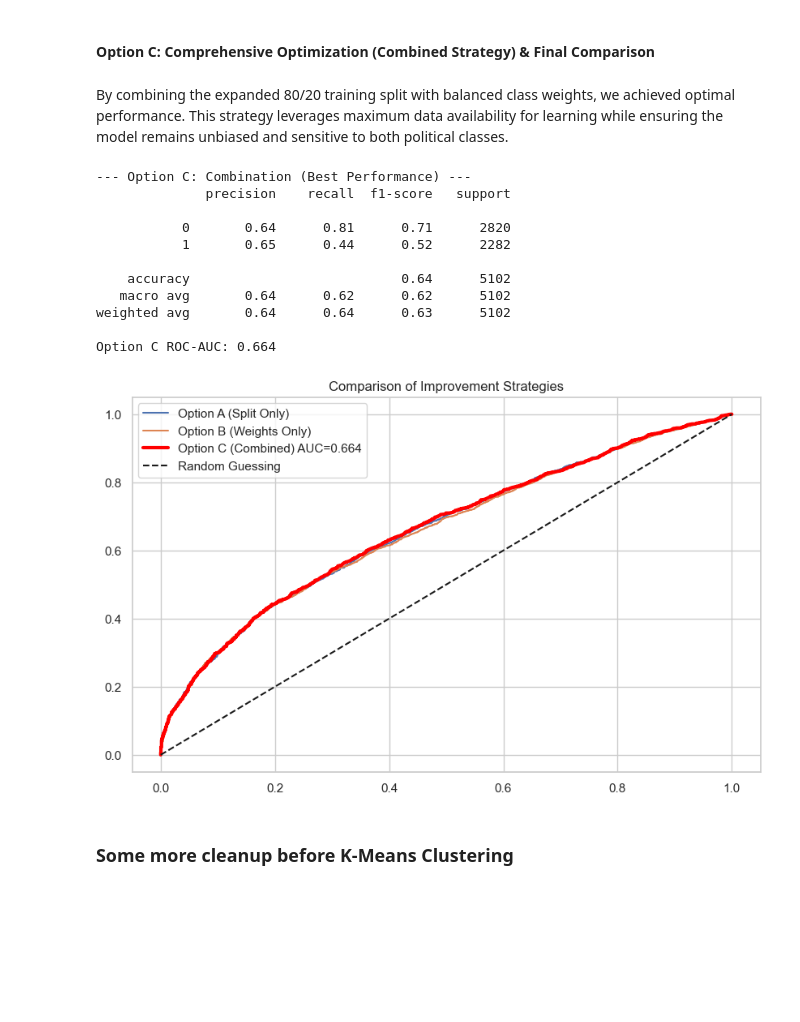
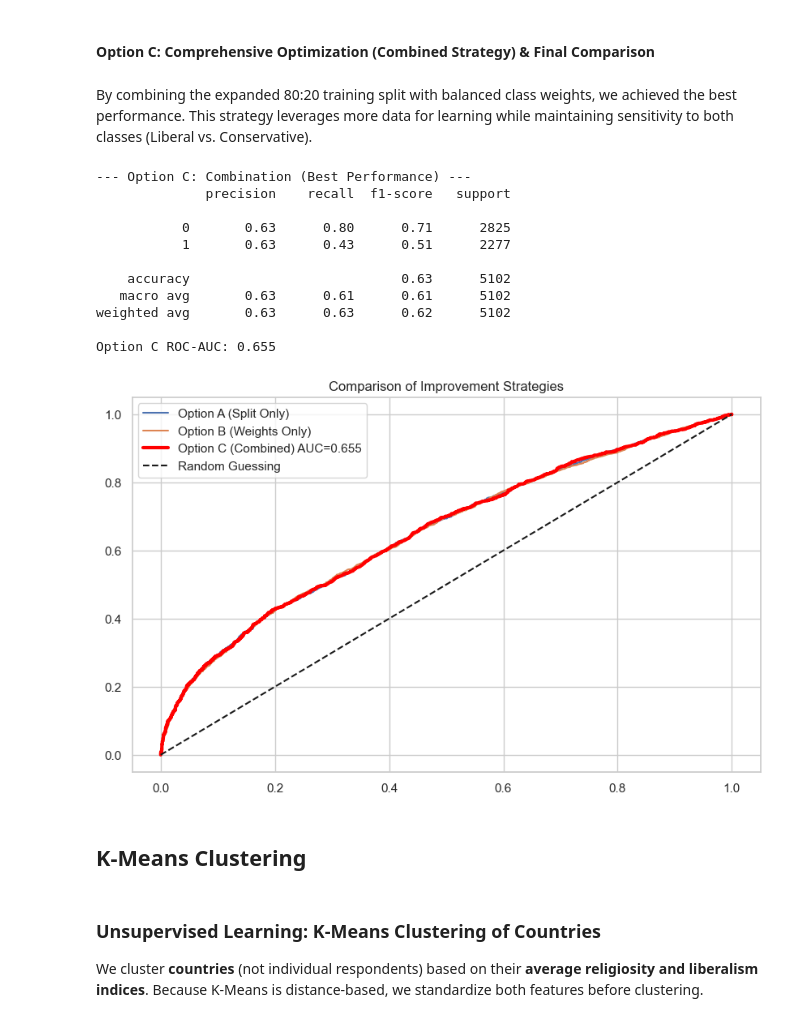
Before and after one commit to oriabensh/ml-project, a Jupyter notebook: Faith_vs_Modernity_Analysis.ipynb, the cells around one changed output. Saved outputs shown, nothing was run; the diff lists cells and outputs as text; code cells hidden in the pictures; blank space fills up the shorter version.

```diff
--- a/Faith_vs_Modernity_Analysis.ipynb
+++ b/Faith_vs_Modernity_Analysis.ipynb
@@ -639,7 +737,7 @@ To enhance the model's ability to generalize and capture complex patterns within
 # --- OPTION A: 80/20 Split (No Class Weights) ---
 
 # 1. Split Data: 80% Train, 20% Test
-X_train_A, X_test_A, y_train_A, y_test_A = train_test_split(X, y, test_size=0.2, random_state=42)
+X_train_A, X_test_A, y_train_A, y_test_A = train_test_split(X, y, test_size=0.2, random_state=42, stratify=y)
 
 # 2. Train Model (Standard Random Forest)
 rf_model_A = RandomForestClassifier(n_estimators=100, max_depth=8, random_state=42)
@@ -682,7 +780,7 @@ Focusing on algorithmic fairness, we applied 'balanced' class weights while main
 # --- OPTION B: Balanced Weights (Original 70/30 Split) ---
 
 # 1. Split Data: Back to Standard 70% Train, 30% Test (IGNORING Option A)
-X_train_B, X_test_B, y_train_B, y_test_B = train_test_split(X, y, test_size=0.3, random_state=42)
+X_train_B, X_test_B, y_train_B, y_test_B = train_test_split(X, y, test_size=0.3, random_state=42, stratify=y)
 
 # 2. Train Model (With 'balanced' weights)
 rf_model_B = RandomForestClassifier(
@@ -725,12 +823,12 @@ Option B ROC-AUC: 0.659
 # %% [markdown]
 #### Option C: Comprehensive Optimization (Combined Strategy) & Final Comparison
 # %% [markdown]
-By combining the expanded 80/20 training split with balanced class weights, we achieved optimal performance. This strategy leverages maximum data availability for learning while ensuring the model remains unbiased and sensitive to both political classes.
+By combining the expanded 80:20 training split with balanced class weights, we achieved the best performance. This strategy leverages more data for learning while maintaining sensitivity to both classes (Liberal vs. Conservative).
 # %%
 # --- OPTION C: The Combination (80/20 Split + Balanced Weights) ---
 
 # 1. Split Data: 80% Train (Like Option A)
-X_train_C, X_test_C, y_train_C, y_test_C = train_test_split(X, y, test_size=0.2, random_state=42)
+X_train_C, X_test_C, y_train_C, y_test_C = train_test_split(X, y, test_size=0.2, random_state=42, stratify=y)
 
 # 2. Train Model: Balanced Weights (Like Option B)
 rf_model_C = RandomForestClassifier(
@@ -738,41 +836,45 @@ rf_model_C = RandomForestClassifier(
     max_depth=8,
     class_weight='balanced',
     random_state=42
 )
 rf_model_C.fit(X_train_C, y_train_C)
 
 # 3. Evaluate
 y_pred_C = rf_model_C.predict(X_test_C)
 y_prob_C = rf_model_C.predict_proba(X_test_C)[:, 1]
 
 print("\n--- Option C: Combination (Best Performance) ---")
 print(classification_report(y_test_C, y_pred_C))
 print(f"Option C ROC-AUC: {roc_auc_score(y_test_C, y_prob_C):.3f}")
 
 # Final Comparison Plot
 plt.figure(figsize=(10, 6))
 plt.plot(*roc_curve(y_test_A, y_prob_A)[:2], label="Option A (Split Only)")
 plt.plot(*roc_curve(y_test_B, y_prob_B)[:2], label="Option B (Weights Only)")
 plt.plot(*roc_curve(y_test_C, y_prob_C)[:2], label=f"Option C (Combined) AUC={roc_auc_score(y_test_C, y_prob_C):.3f}",
          linewidth=3, color='red')
 plt.plot([0, 1], [0, 1], 'k--', label='Random Guessing')
 plt.title('Comparison of Improvement Strategies')
 plt.legend()
 plt.show()
 # %% [output]
 --- Option C: Combination (Best Performance) ---
               precision    recall  f1-score   support
 
-           0       0.64      0.81      0.71      2820
-           1       0.65      0.44      0.52      2282
+           0       0.63      0.80      0.71      2825
+           1       0.63      0.43      0.51      2277
 
-    accuracy                           0.64      5102
-   macro avg       0.64      0.62      0.62      5102
-weighted avg       0.64      0.64      0.63      5102
+    accuracy                           0.63      5102
+   macro avg       0.63      0.61      0.61      5102
+weighted avg       0.63      0.63      0.62      5102
 
-Option C ROC-AUC: 0.664
+Option C ROC-AUC: 0.655
-[figure, old version]
+[figure, new version]
 # %% [markdown]
-### Some more cleanup before K-Means Clustering
+## K-Means Clustering
+# %% [markdown]
+### Unsupervised Learning: K-Means Clustering of Countries
+We cluster **countries** (not individual respondents) based on their **average religiosity and liberalism indices**.
+Because K-Means is distance-based, we standardize both features before clustering.
 # %%
 import numpy as np
```
Also changed, not shown: parts of 22 cells of this notebook, 1 other file.
